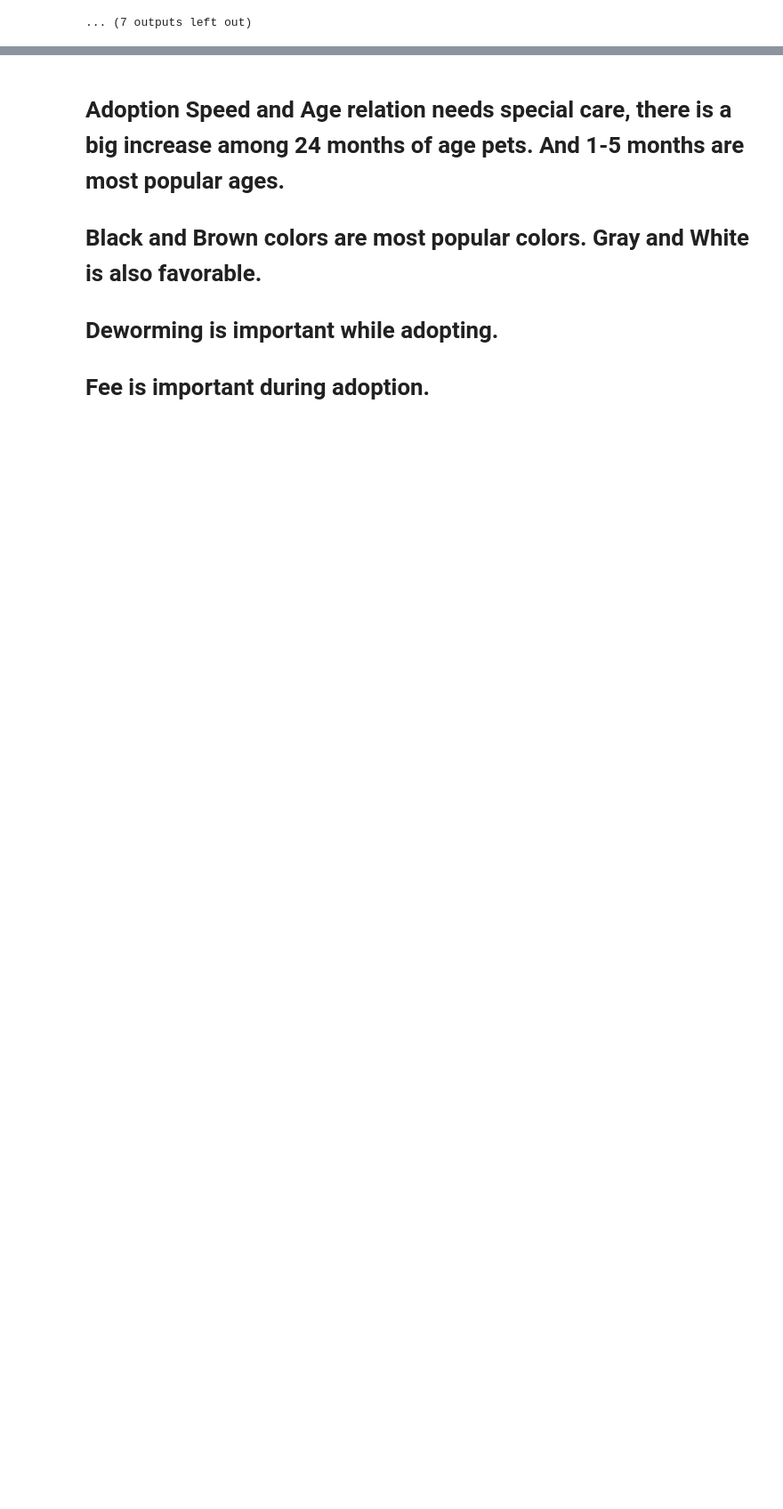
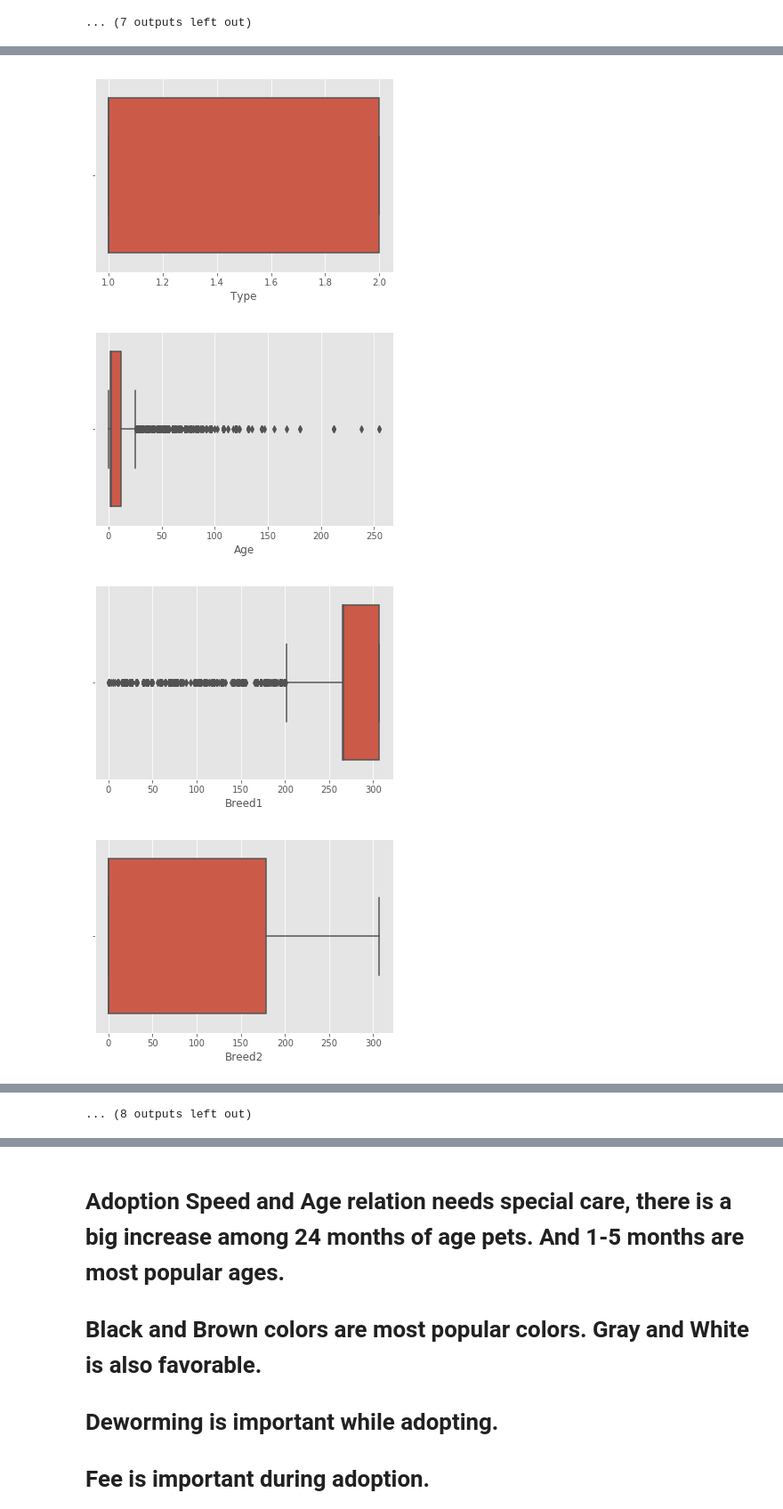
Before and after one commit to soultogi/Springboard, a Jupyter notebook: Pet_Adoption_Research.ipynb, the cells around one changed output, grey strips where cells are left out. Shown at 89% size. Saved outputs shown, nothing was run; the diff lists cells and outputs as text; code cells hidden in the pictures; blank space fills up the shorter version.

```diff
--- a/Pet_Adoption_Research.ipynb
+++ b/Pet_Adoption_Research.ipynb
@@ -316,0 +405,11 @@ for i in df.columns[22:24]:
+# %%
+# Boxplots for more in depth visualizations to detect outliers.
+for i in df.columns:
+    plt.figure()
+    sns.boxplot(df[i])
+    plt.show()
+# %% [output]
+[figure, added]
+[figure, added]
+[figure, added]
+[figure, added]
@@ -316,0 +424 @@ for i in df.columns[22:24]:
+... (8 outputs left out)
```
Also changed, not shown: parts of 38 cells of this notebook.
